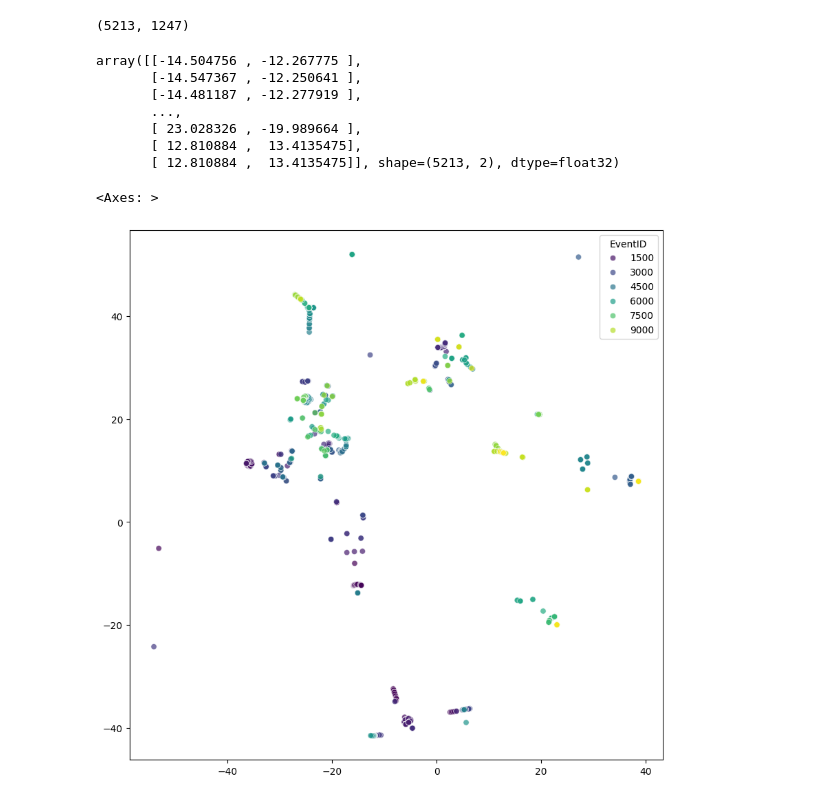
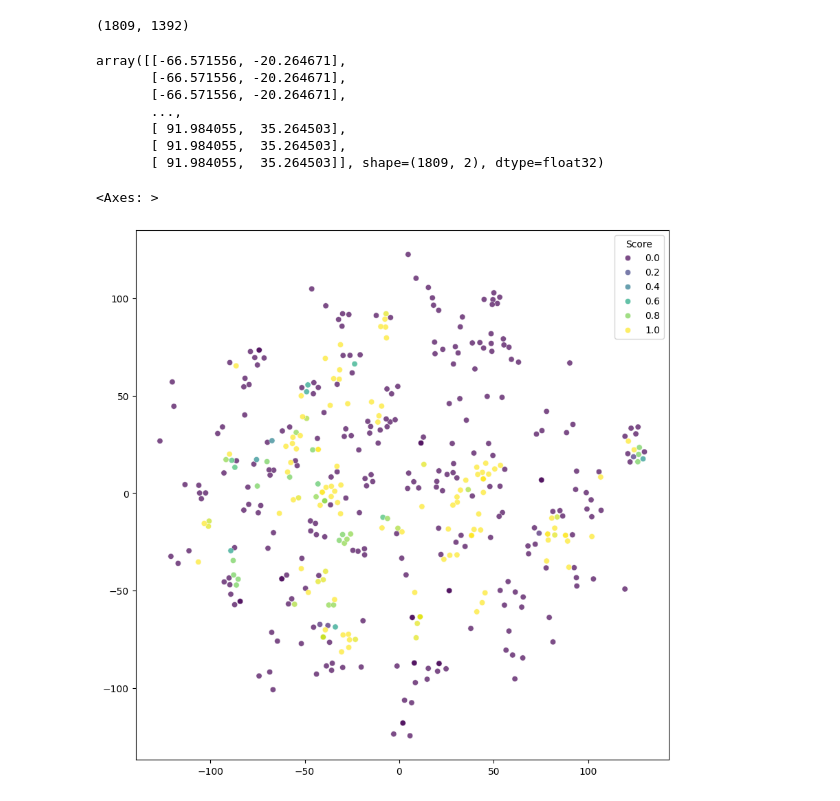
Before and after one commit to CSSPLICE/ProgSnapToolkit, a Jupyter notebook: src/examples/clustering.ipynb, the cells around one changed output. Saved outputs shown, nothing was run; the diff lists cells and outputs as text; code cells hidden in the pictures.

Commit message:
Extended programming language support

```diff
--- a/src/examples/clustering.ipynb
+++ b/src/examples/clustering.ipynb
@@ -15,8 +12,9 @@ The autoreload extension is already loaded. To reload it, use:
 # %%
-from datasets import cs1eng
+from datasets import cs1eng, codeworkout
 
 # Select a dataset by setting the config variable
-config = cs1eng.S24
+# config = cs1eng.S24
+config = codeworkout.F19
 
 
 dataset_name, dataset_semester = config.name.split('_')
@@ -54,14 +54,19 @@ logs_with_code = pd.merge(
     on=Cols.CodeStateID,
 )
 # %%
+from analytics.analytics_config import ProgrammingLanguage
 from analytics.code.python.clean import CleanPythonPreprocessor
 from spec.enums import CodeStatesTableColumns as CodeCols
 
-cleaner = CleanPythonPreprocessor()
+if config.programming_language == ProgrammingLanguage.Python:
+    cleaner = CleanPythonPreprocessor()
 
-cleaned_codestates = cleaner.fit_transform(logs_with_code[CodeCols.Code])
-for i in range(2):
-    print(f"Original:\n{logs_with_code.iloc[i][CodeCols.Code]}")
-    print(f"Cleaned:\n{cleaned_codestates[i]}")
-    print()
+    cleaned_codestates = cleaner.fit_transform(logs_with_code[CodeCols.Code])
+    for i in range(2):
+        print(f"Original:\n{logs_with_code.iloc[i][CodeCols.Code]}")
+        print(f"Cleaned:\n{cleaned_codestates[i]}")
+        print()
+else:
+    print("No cleaner available for this programming language.")
+    cleaned_codestates = logs_with_code[CodeCols.Code]
 # %% [output]
@@ -95,7 +84,7 @@ vectorizer = CountVectorizer(
 X = vectorizer.fit_transform(cleaned_codestates)
 X.shape
 # %% [output]
-(5213, 1247)
+(1809, 1392)
 # %%
 # Convert to 2D using TSNE
 from sklearn.manifold import TSNE
@@ -103,19 +92,19 @@ tsne = TSNE(n_components=2)
 X_tsne = tsne.fit_transform(X.toarray())
 X_tsne
 # %% [output]
-array([[-14.504756 , -12.267775 ],
-       [-14.547367 , -12.250641 ],
-       [-14.481187 , -12.277919 ],
+array([[-66.571556, -20.264671],
+       [-66.571556, -20.264671],
+       [-66.571556, -20.264671],
        ...,
-       [ 23.028326 , -19.989664 ],
-       [ 12.810884 ,  13.4135475],
-       [ 12.810884 ,  13.4135475]], shape=(5213, 2), dtype=float32)
+       [ 91.984055,  35.264503],
+       [ 91.984055,  35.264503],
+       [ 91.984055,  35.264503]], shape=(1809, 2), dtype=float32)
 # %%
 import matplotlib.pyplot as plt
 import seaborn as sns
 
 plt.figure(figsize=(10, 10))
-sns.scatterplot(x=X_tsne[:,0], y=X_tsne[:,1], hue=logs_with_code[Cols.EventID], palette='viridis', alpha=0.7)
+sns.scatterplot(x=X_tsne[:,0], y=X_tsne[:,1], hue=logs_with_code[Cols.Score], palette='viridis', alpha=0.7)
 # %% [output]
 <Axes: >
-[figure, old version]
+[figure, new version]
```
Also changed, not shown: parts of 6 cells of this notebook, 3 other files.
